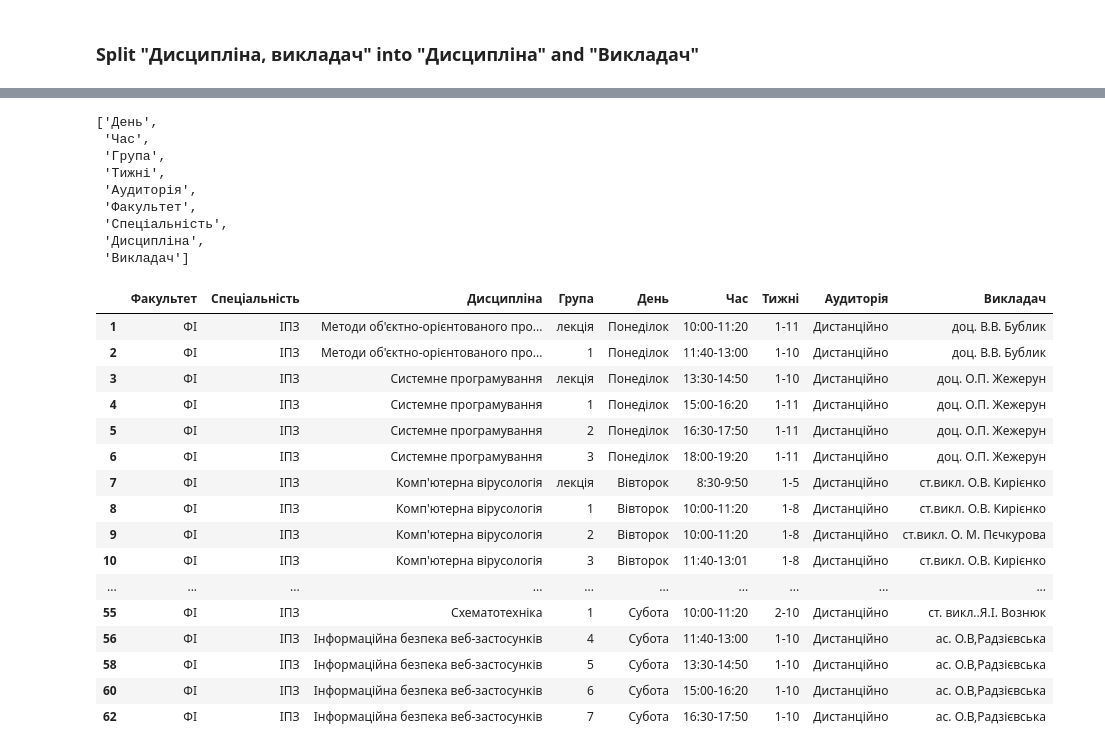
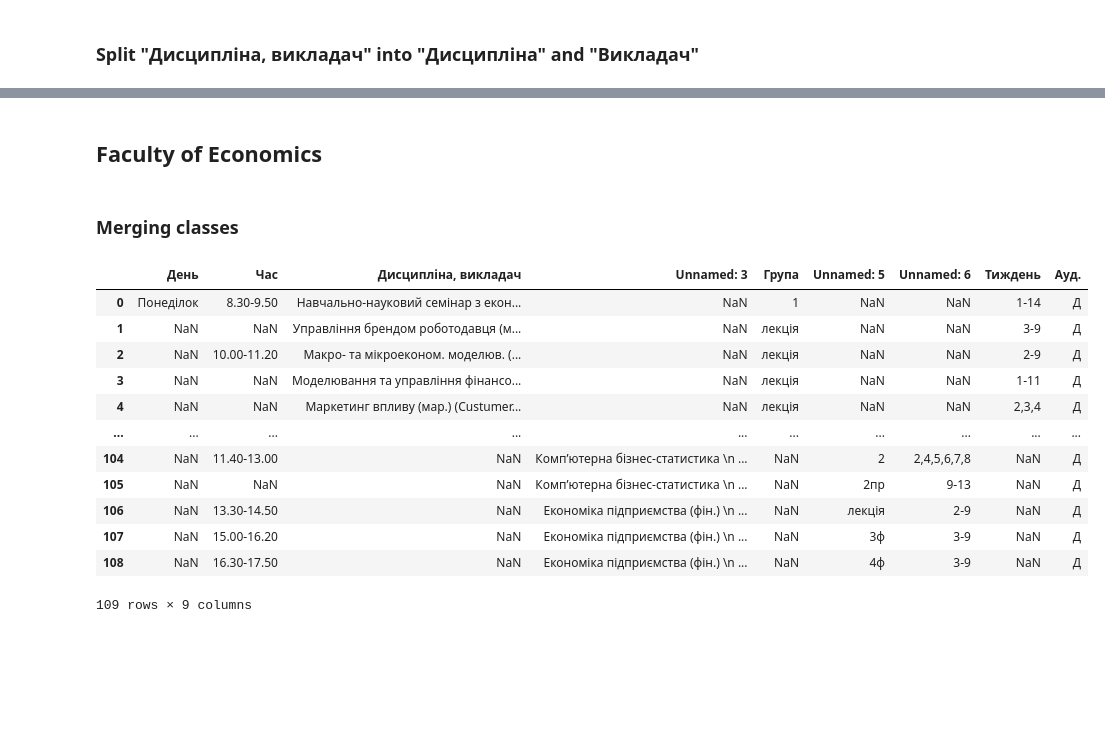
Before and after one commit to 1wannabebetter1/scheduleUnification, a Jupyter notebook: Unificator.ipynb, the cells around one changed output, grey strips where cells are left out. Saved outputs shown, nothing was run; the diff lists cells and outputs as text; code cells hidden in the pictures; blank space fills up the shorter version.

Commit message:
Merged schedules of Faculty of Economic and Faculty of Informatics

```diff
--- a/Unificator.ipynb
+++ b/Unificator.ipynb
@@ -193,44 +207,23 @@ pe_df2
-# %%
-cols = list(pe_df2.columns.values)
-cols
-# %% [output]
-['День',
- 'Час',
- 'Група',
- 'Тижні',
- 'Аудиторія',
- 'Факультет',
- 'Спеціальність',
- 'Дисципліна',
- 'Викладач']
-# %%
-pe_df2 = pe_df2[[
- 'Факультет',
- 'Спеціальність',
- 'Дисципліна',
- 'Група',
- 'День',
- 'Час',
- 'Тижні',
- 'Аудиторія',
- 'Викладач'
-]]
-pe_df2
-# %% [output]
-|  | Факультет | Спеціальність | Дисципліна | Група | День | Час | Тижні | Аудиторія | Викладач |
-| 1 | ФІ | ІПЗ | Методи об'єктно-орієнтованого про... | лекція | Понеділок | 10:00-11:20 | 1-11 | Дистанційно | доц. В.В. Бублик |
-| 2 | ФІ | ІПЗ | Методи об'єктно-орієнтованого про... | 1 | Понеділок | 11:40-13:00 | 1-10 | Дистанційно | доц. В.В. Бублик |
-| 3 | ФІ | ІПЗ | Системне програмування | лекція | Понеділок | 13:30-14:50 | 1-10 | Дистанційно | доц. О.П. Жежерун |
-| 4 | ФІ | ІПЗ | Системне програмування | 1 | Понеділок | 15:00-16:20 | 1-11 | Дистанційно | доц. О.П. Жежерун |
-| 5 | ФІ | ІПЗ | Системне програмування | 2 | Понеділок | 16:30-17:50 | 1-11 | Дистанційно | доц. О.П. Жежерун |
-| 6 | ФІ | ІПЗ | Системне програмування | 3 | Понеділок | 18:00-19:20 | 1-11 | Дистанційно | доц. О.П. Жежерун |
-| 7 | ФІ | ІПЗ | Комп'ютерна вірусологія | лекція | Вівторок | 8:30-9:50 | 1-5 | Дистанційно | ст.викл. О.В. Кирієнко |
-| 8 | ФІ | ІПЗ | Комп'ютерна вірусологія | 1 | Вівторок | 10:00-11:20 | 1-8 | Дистанційно | ст.викл. О.В. Кирієнко |
-| 9 | ФІ | ІПЗ | Комп'ютерна вірусологія | 2 | Вівторок | 10:00-11:20 | 1-8 | Дистанційно | ст.викл. О. М. Пєчкурова |
-| 10 | ФІ | ІПЗ | Комп'ютерна вірусологія | 3 | Вівторок | 11:40-13:01 | 1-8 | Дистанційно | ст.викл. О.В. Кирієнко |
-| ... | ... | ... | ... | ... | ... | ... | ... | ... | ... |
-| 55 | ФІ | ІПЗ | Схематотехніка | 1 | Субота | 10:00-11:20 | 2-10 | Дистанційно | cт. викл..Я.І. Вознюк |
-| 56 | ФІ | ІПЗ | Інформаційна безпека веб-застосунків | 4 | Субота | 11:40-13:00 | 1-10 | Дистанційно | ас. О.В,Радзієвська |
-| 58 | ФІ | ІПЗ | Інформаційна безпека веб-застосунків | 5 | Субота | 13:30-14:50 | 1-10 | Дистанційно | ас. О.В,Радзієвська |
-| 60 | ФІ | ІПЗ | Інформаційна безпека веб-застосунків | 6 | Субота | 15:00-16:20 | 1-10 | Дистанційно | ас. О.В,Радзієвська |
-| 62 | ФІ | ІПЗ | Інформаційна безпека веб-застосунків | 7 | Субота | 16:30-17:50 | 1-10 | Дистанційно | ас. О.В,Радзієвська |
+# %% [markdown]
+## Faculty of Economics
+# %% [markdown]
+### Merging classes
+# %%
+econ_df['Unnamed: 9'] = econ_df['Unnamed: 9'].fillna(econ_df['Unnamed: 10'])
+econ_df['Ауд.'] = econ_df['Ауд.'].fillna(econ_df['Unnamed: 9'])
+econ_df=econ_df.drop(columns=['Unnamed: 9','Unnamed: 10'])
+econ_df
+# %% [output]
+|  | День | Час | Дисципліна, викладач | Unnamed: 3 | Група | Unnamed: 5 | Unnamed: 6 | Тиждень | Ауд. |
+| 0 | Понеділок | 8.30-9.50 | Навчально-науковий семінар з екон... | NaN | 1 | NaN | NaN | 1-14 | Д |
+| 1 | NaN | NaN | Управління брендом роботодавця (м... | NaN | лекція | NaN | NaN | 3-9 | Д |
+| 2 | NaN | 10.00-11.20 | Макро- та мікроеконом. моделюв. (... | NaN | лекція | NaN | NaN | 2-9 | Д |
+| 3 | NaN | NaN | Моделювання та управління фінансо... | NaN | лекція | NaN | NaN | 1-11 | Д |
+| 4 | NaN | NaN | Маркетинг впливу (мар.) (Custumer... | NaN | лекція | NaN | NaN | 2,3,4 | Д |
+| ... | ... | ... | ... | ... | ... | ... | ... | ... | ... |
+| 104 | NaN | 11.40-13.00 | NaN | Комп’ютерна бізнес-статистика \n ... | NaN | 2 | 2,4,5,6,7,8 | NaN | Д |
+| 105 | NaN | NaN | NaN | Комп’ютерна бізнес-статистика \n ... | NaN | 2пр | 9-13 | NaN | Д |
+| 106 | NaN | 13.30-14.50 | NaN | Економіка підприємства (фін.) \n ... | NaN | лекція | 2-9 | NaN | Д |
+| 107 | NaN | 15.00-16.20 | NaN | Економіка підприємства (фін.) \n ... | NaN | 3ф | 3-9 | NaN | Д |
+| 108 | NaN | 16.30-17.50 | NaN | Економіка підприємства (фін.) \n ... | NaN | 4ф | 3-9 | NaN | Д |
+109 rows × 9 columns
```
Also changed, not shown: parts of 33 cells of this notebook.
